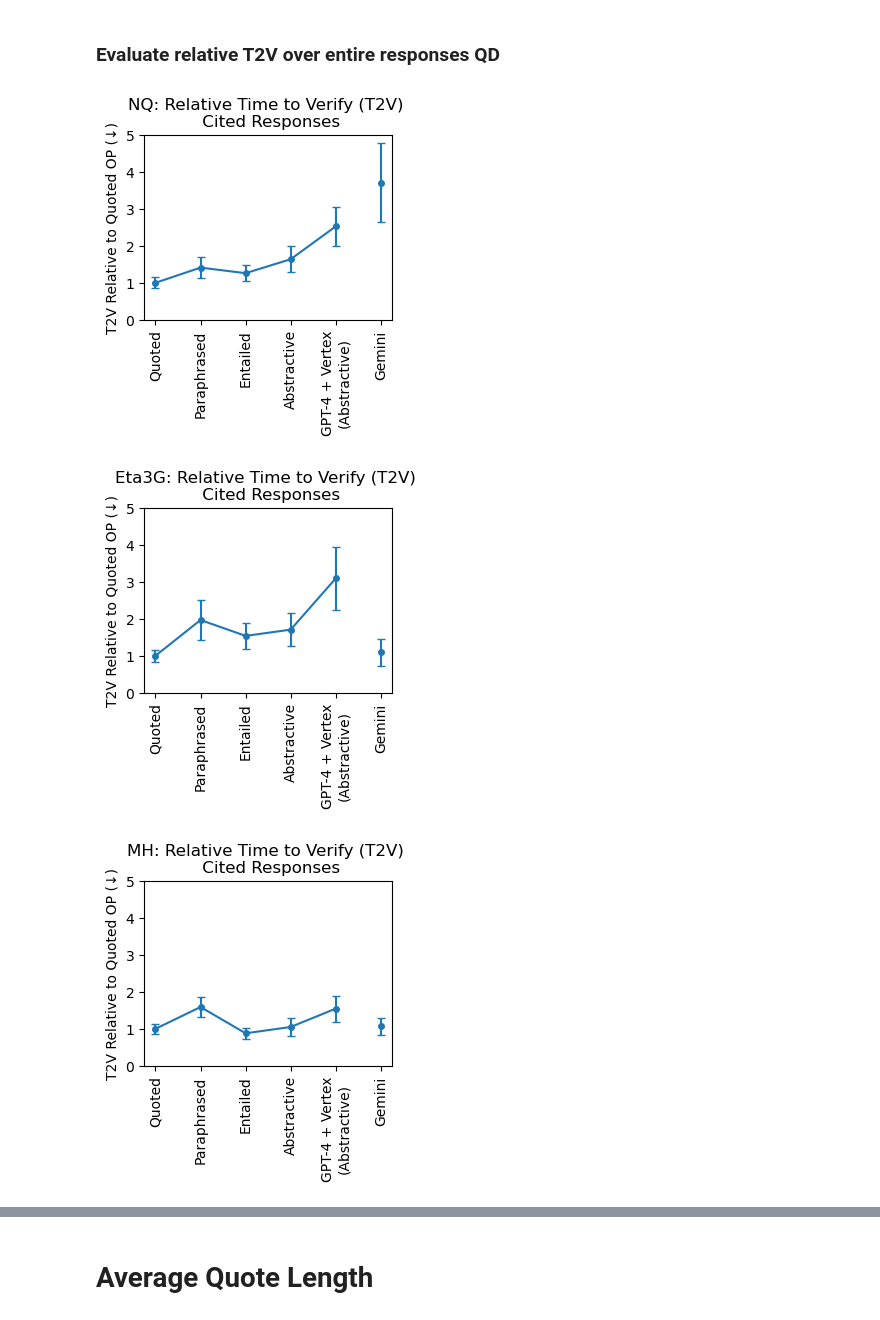
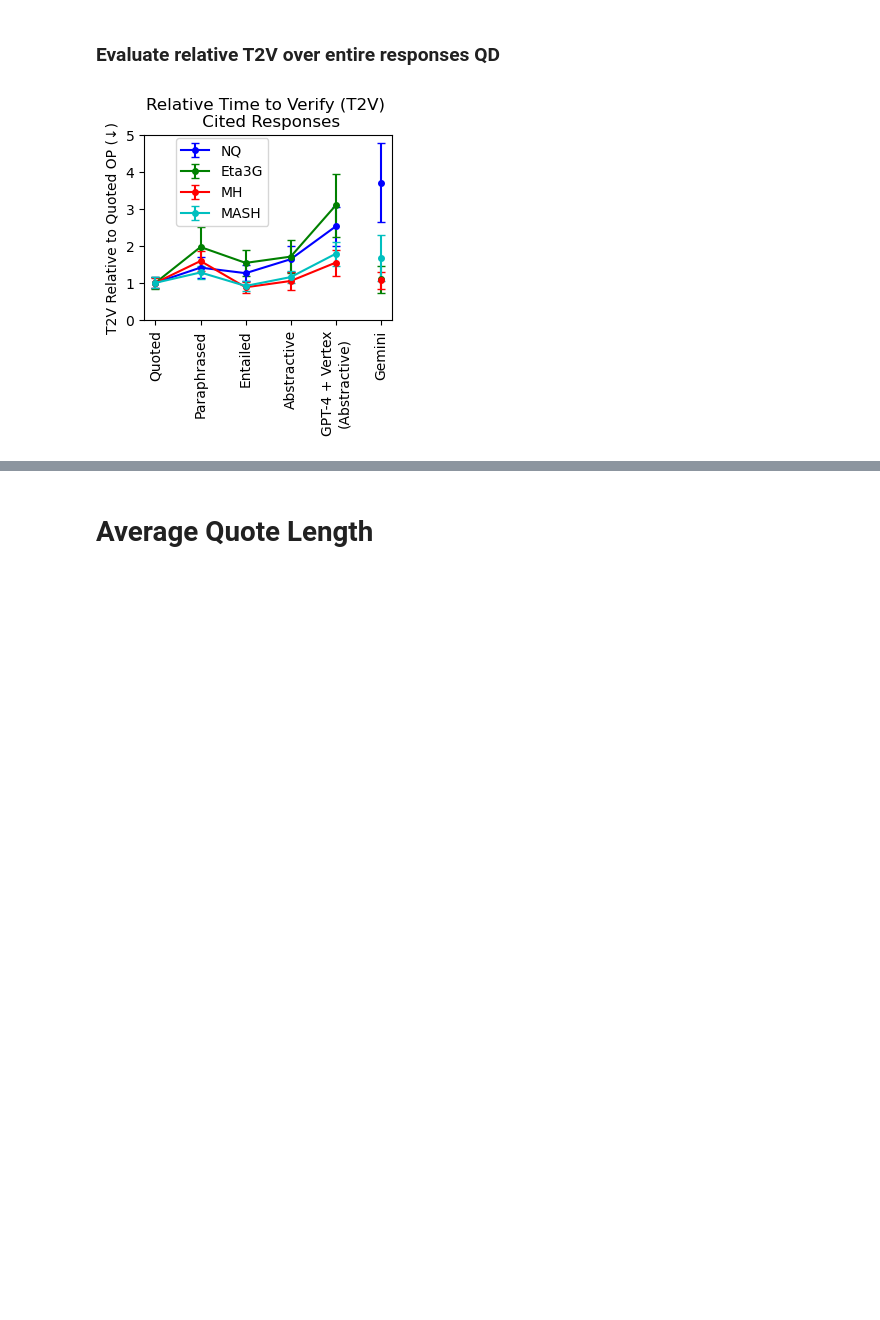
Before and after one commit to guestrin-lab/extractive-abstractive-spectrum, a Jupyter notebook: visualize_results/plotting_by_metric.ipynb, the cells around one changed output, grey strips where cells are left out. Drawn from its saved outputs; the diff is of its cells as text; code cells hidden in the pictures; blank space fills up the shorter version.

```diff
--- a/visualize_results/plotting_by_metric.ipynb
+++ b/visualize_results/plotting_by_metric.ipynb
@@ -558,46 +558,46 @@ plt.show()
 # %% [markdown]
 ### Evaluate relative T2V over entire responses QD
 # %%
-def plot_t2v(results_list, results_labels, fig, ax1, num_sentences, colors):
+def plot_t2v(results_list, results_labels, fig, ax1, num_sentences, colors, label):
             # Plot the first set of results
             lines, labels = ax1.get_legend_handles_labels()
             for idx, nested_tuple in enumerate(zip(results_list, results_labels)):
                 result_label = nested_tuple[1]
                 averages = nested_tuple[0][0]
                 conf_intervals = nested_tuple[0][1]
                 marker = 'o'
-                ax1.errorbar(op_names[1:-1], averages[:-1], yerr=conf_intervals[:-1], fmt=marker + '-', color=colors[num_sentences-1], capsize=3, ms=4)
+                ax1.errorbar(op_names[1:-1], averages[:-1], yerr=conf_intervals[:-1], fmt=marker + '-', color=colors[num_sentences-1], capsize=3, ms=4, label=label)
                 ax1.errorbar('Gemini', averages[-1], yerr=conf_intervals[-1], fmt=marker + '-', color=colors[num_sentences-1], capsize=3, ms=4)
                 ax1.set_ylim([0,5])
             return fig, ax1
 data_i = 0
+fig, ax1 = plt.subplots(figsize=(3.2, 2.4))
 for i in range(2):
     for j in range(2):
-        fig, ax1 = plt.subplots(figsize=(3.2, 2.4))
+
         data_str = datasets[data_i]
         data_i += 1
-        colors = ['tab:blue', 'tab:orange', 'black']
+        curr_colors = [colors[data_i-1]]
         t2vs = []
         op_t2vs = get_relative_t2v_by_op(results[data_str], ops[1:], 'Quoted', over_response=True, coverage_value=1)
         new_avgs = op_t2vs[0][1:5]
         new_errors = op_t2vs[1][1:5]
         baseline_t2vs = get_relative_t2v_by_op(results[data_str], ops[1:], 'Quoted Reeval', over_response=True, coverage_value=1)
         new_avgs.extend(baseline_t2vs[0][-2:])
         new_errors.extend(baseline_t2vs[1][-2:])
         t2v = (new_avgs, new_errors)
         t2vs.append(t2v)
 
         # Initialize the plot
-        fig, ax1 = plot_t2v(t2vs, ['T2V'], fig, ax1, 1, colors=colors)
+        fig, ax1 = plot_t2v(t2vs, ['T2V'], fig, ax1, 1, colors=curr_colors, label=data_str)
 
         # Set labels and title
         ax1.set_ylabel('T2V Relative to Quoted OP (↓)')
 
-        plt.title(data_str+': Relative Time to Verify (T2V) \n Cited Responses')
+        plt.title('Relative Time to Verify (T2V) \n Cited Responses')
         plt.xticks(rotation=90)
-        plt.savefig('figures/t2v_'+data_str+'_entire_covered_response_'+results_tag, bbox_inches='tight', dpi=400)
-        plt.show()
+plt.legend(bbox_to_anchor=(.1, .47))
+plt.savefig('figures/t2v_all_qd_entire_covered_response_'+results_tag, bbox_inches='tight', dpi=400)
+plt.show()
 # %% [output]
-[figure, old version]
+[figure, new version]
-[figure, removed]
-[figure, removed]
```
Also changed, not shown: parts of 4 cells of this notebook, 1 other file.
